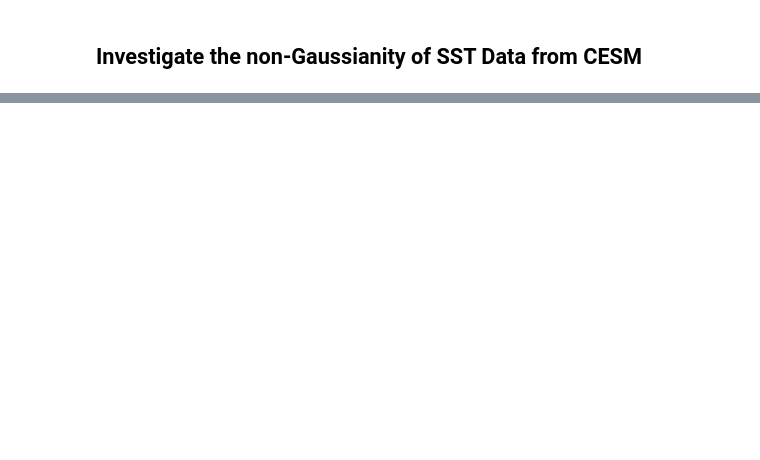
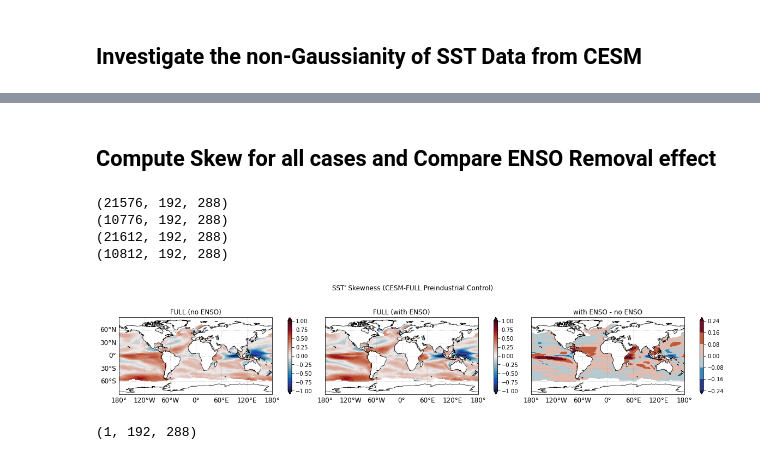
Before and after one commit to glennliu265/stochmod, a Jupyter notebook: analysis/SST_non-gaussianity.ipynb, the cells around one changed output, grey strips where cells are left out. Saved outputs shown, nothing was run; the diff lists cells and outputs as text; code cells hidden in the pictures; blank space fills up the shorter version.

```diff
--- a/analysis/SST_non-gaussianity.ipynb
+++ b/analysis/SST_non-gaussianity.ipynb
@@ -14,7 +14,7 @@ if stormtrack == 0:
     datpath     = projpath + '01_Data/model_output/'
     rawpath     = projpath + '01_Data/model_input/'
     outpathdat  = datpath + '/proc/'
-    figpath     = projpath + "02_Figures/20211018/"
+    figpath     = projpath + "02_Figures/20220711/"
 
     sys.path.append("/Users/gliu/Downloads/02_Research/01_Projects/01_AMV/02_stochmod/03_Scripts/stochmod/model/")
     sys.path.append("/Users/gliu/Downloads/02_Research/01_Projects/01_AMV/00_Commons/03_Scripts/")
@@ -135,3 +183,78 @@ fig.colorbar(pcm,ax=ax,fraction=0.025)
 ax.set_title("SST' Skewness (CESM Preindustrial Control)")
 
 plt.savefig("SST Skewness.png",dpi=200,bbox_inches='tight')
+# %% [markdown]
+## Compute Skew for all cases and Compare ENSO Removal effect
+# %%
+# Compute Skew
+skewsst       = []
+skewsst_names = ("FULL (no ENSO)","SLAB (no ENSO)",
+                 "FULL (with ENSO)", "SLAB (with ENSO)")
+enames = ("no ENSO","with ENSO")
+
+for e in range(2):
+    skews = []
+    for mc in range(2):
+        sst = ssts_all[e][mc]
+        skews.append(stats.skew(sst,axis=0))
+        print(sst.shape)
+    skewsst.append(skews)
+
+
+
+#skewtest = stats.skew(ssta[0],axis=0)
+# %% [output]
+(21576, 192, 288)
+(10776, 192, 288)
+(21612, 192, 288)
+(10812, 192, 288)
+# %%
+# Now Plot the Differences
+enames = ("no ENSO","with ENSO")
+
+mconfig = 0
+
+#skewtest = stats.skew(ssta[mconfig],axis=0)
+lon  = np.linspace(0,360,288)
+lat  = np.linspace(-90,90,192)
+vmax = 1
+cstep = 0.05
+clvl = np.arange(-vmax,vmax+cstep,cstep)
+proj = ccrs.PlateCarree()
+#bbox = [0,360,-65,65]
+
+
+fig,axs = plt.subplots(1,3,figsize=(16,4),subplot_kw={'projection':proj},constrained_layout=True)
+
+for a in range(3):
+    ax = axs[a]
+    blabels = [0,0,0,1]
+    if a == 0:
+        blabels[0]=1
+    ax = viz.add_coast_grid(ax,proj=proj,blabels=blabels)
+
+    if a < 2:
+        plotvar = (skewsst[a][mconfig]) * masks[a][:,:]
+        title   = "%s (%s)" % (mconfigs[mconfig],enames[a])
+        clvl = np.arange(-vmax,vmax+cstep,cstep)
+        pcm = ax.contourf(lon,lat,plotvar,levels=clvl,cmap=cmocean.cm.balance,extend='both')
+    else:
+        plotvar = skewsst[1][mconfig] - skewsst[0][mconfig]
+        title   = "%s - %s" % (enames[1],enames[0])
+        pcm = ax.contourf(lon,lat,plotvar,cmap=cmocean.cm.balance,extend='both')
+
+        #clvl = np.arange(-.01,.01+0.005,0.005)
+
+    #pcm = ax.pcolormesh(lon,lat,skewtest,vmin=-vmax,vmax=vmax,cmap=cmocean.cm.balance)
+    #pcm = ax.contourf(lon,lat,plotvar,levels=clvl,cmap=cmocean.cm.balance)
+    fig.colorbar(pcm,ax=ax,fraction=0.025)
+    ax.set_title(title)
+plt.suptitle("SST' Skewness (CESM-%s Preindustrial Control)" % mconfigs[mconfig],y=.95)
+
+plt.savefig("%sSST_Skewness_EnsoCompare_CESM%s.png"%(figpath,mconfigs[mconfig]),dpi=200,bbox_inches='tight')
+# %% [output]
+[figure, added]
+# %%
+masks[a][None,:,:].shape
+# %% [output]
+(1, 192, 288)
```
Also changed, not shown: parts of 9 cells of this notebook, 1 other file.
